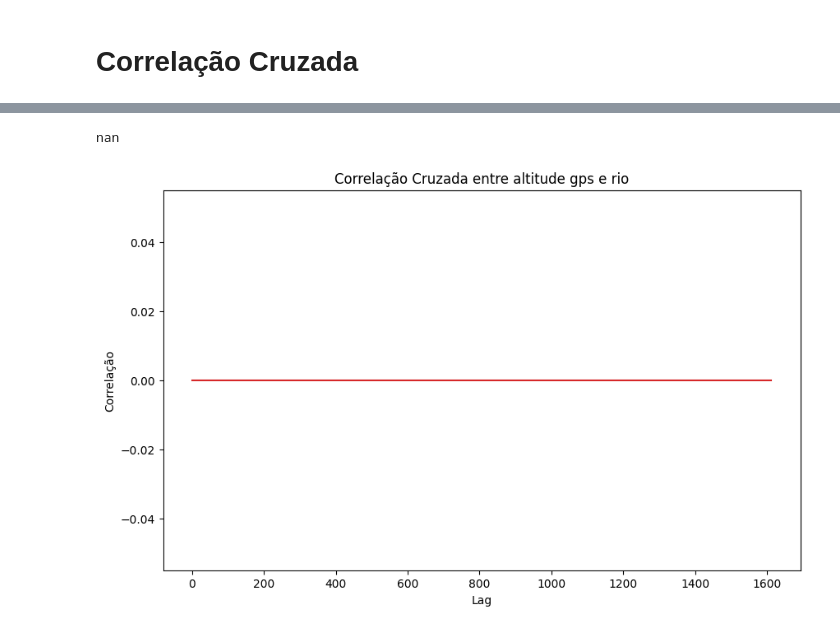
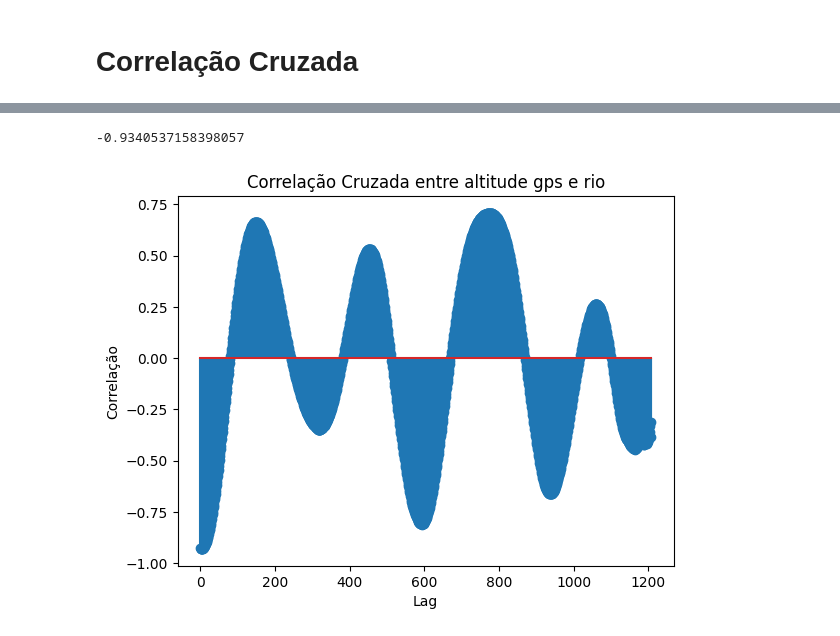
Before and after one commit to Gabxist/I.C., a Jupyter notebook: Análise_de_dados.ipynb, the cells around one changed output, grey strips where cells are left out. Cells and saved outputs as stored; diff of their text form; code cells hidden in the pictures.

```diff
--- a/Análise_de_dados.ipynb
+++ b/Análise_de_dados.ipynb
@@ -338,6 +345,7 @@ aux2 = mudar_dados(aux2)
 aux3 = mudar_dados(aux3)
 juntos = aux1.join(aux2[['U']], how='left', lsuffix = ' gps',rsuffix=' hydl')
 juntos = juntos.join(aux3["U"], how='left')
+juntos = juntos.dropna()
 # %%
 # exportando como arquivo xlsx para análise "manual"
 #não é extritamente nescessário, mas eu optei por anaalisar manualmente inicialmente
@@ -396,17 +421,16 @@ plt.show()
 # %%
 corr_hydlrio.min()
 # %% [output]
-nan
+-0.9340537158398057
 # %%
 #Calculando a correlação cruzada entre 'U gps' e 'U rio'
 corr_gpsrio = ccf(juntos['U'], juntos['U gps'])
 # Plotando a correlação cruzada
-plt.figure(figsize=(10, 6))
 plt.stem(range(len(corr_gpsrio)), corr_gpsrio)
 plt.title('Correlação Cruzada entre altitude gps e rio')
 plt.xlabel('Lag')
 plt.ylabel('Correlação')
 #plt.xticks((np.arange(1, len(corr)+1, step=1)), rotation = 90)
 plt.show()
 # %% [output]
-[figure, old version]
+[figure, new version]
```
Also changed, not shown: parts of 14 cells of this notebook.
